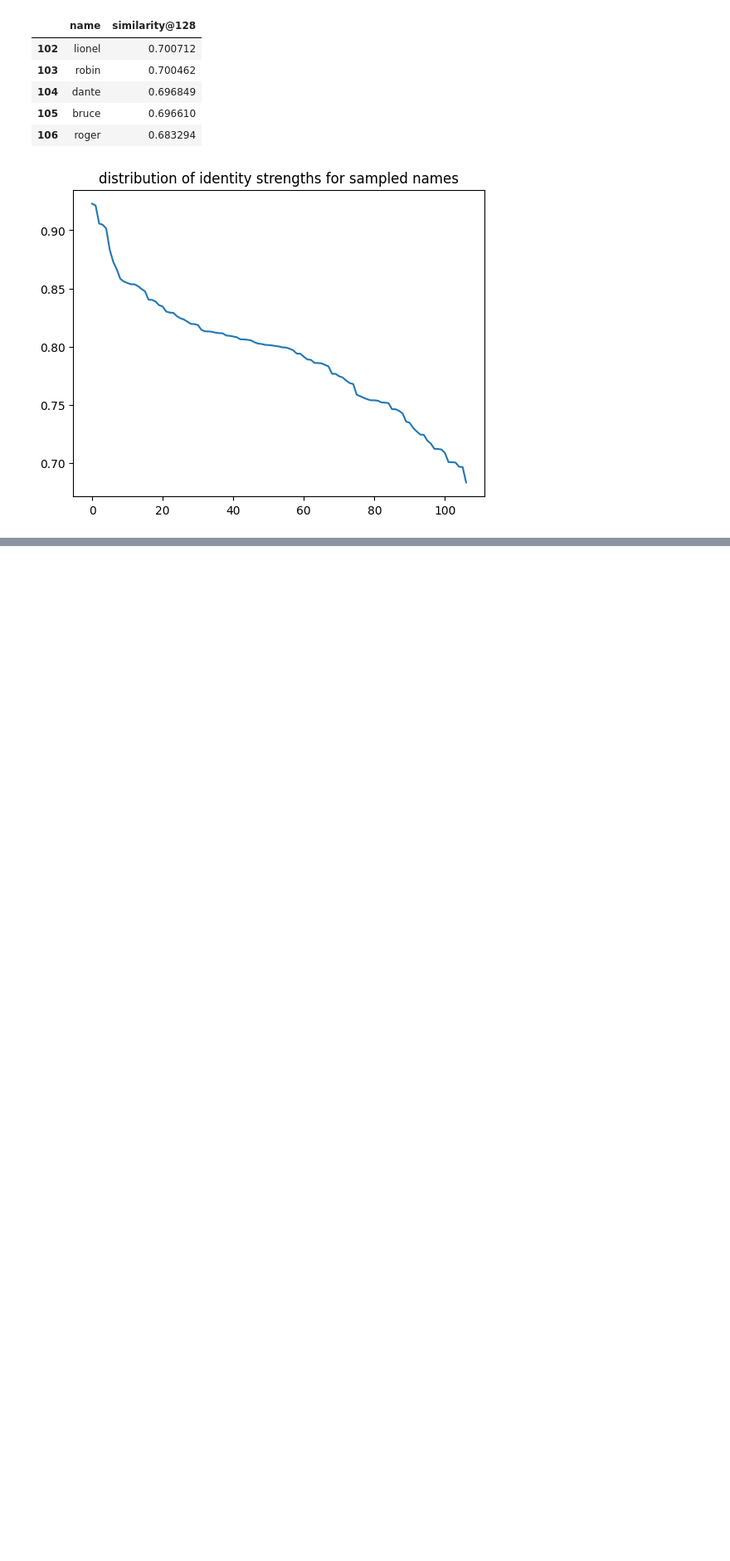
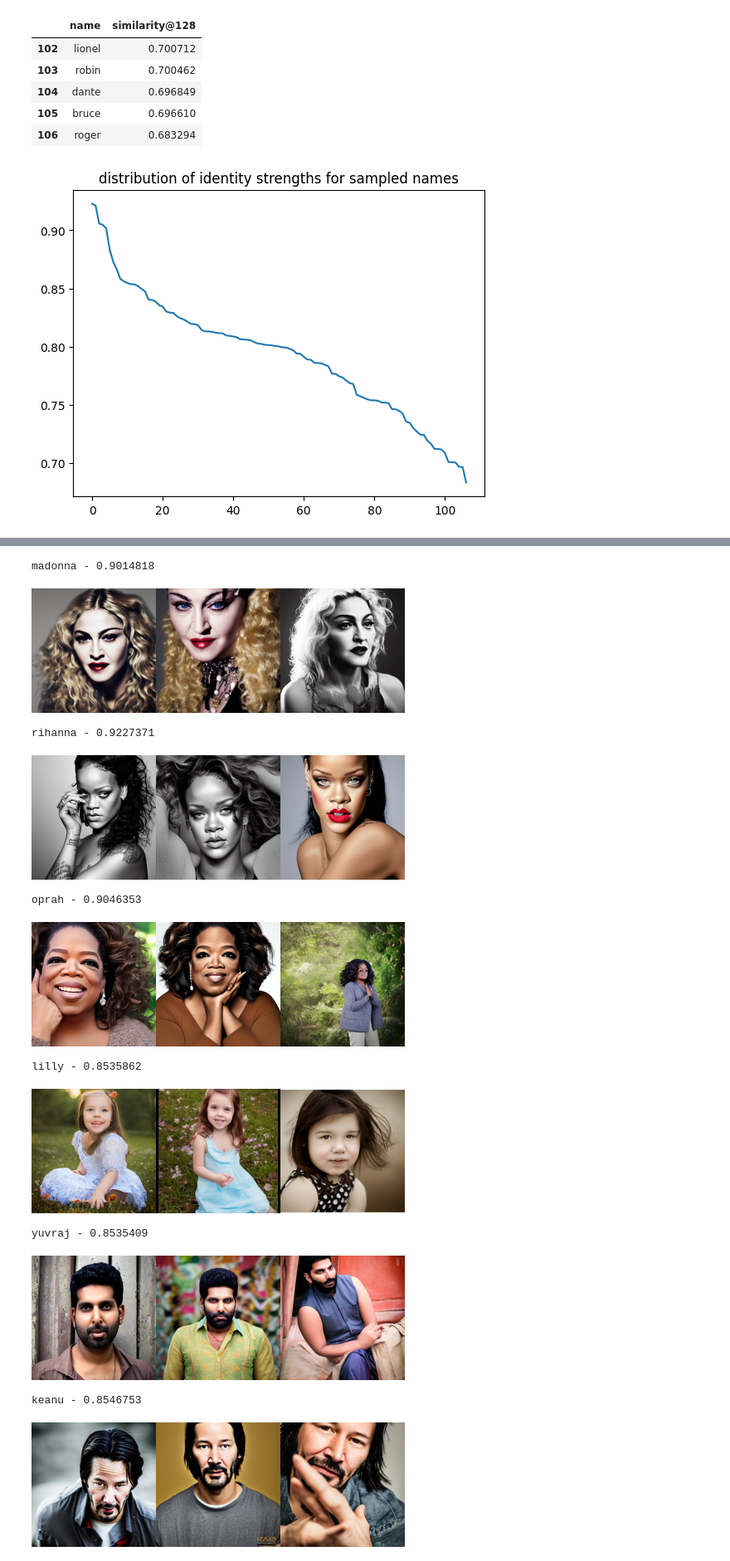
Before and after one commit to dmarx/whats-in-a-name, a Jupyter notebook: writeup.ipynb, the cells around one changed output, grey strips where cells are left out. Shown at 83% size. Cells and saved outputs as stored; diff of their text form; code cells hidden in the pictures; blank space fills up the shorter version.

Commit message:
sheeesh images pita

```diff
--- a/writeup.ipynb
+++ b/writeup.ipynb
@@ -166,6 +164,22 @@ plt.title("distribution of identity strengths for sampled names")
 plt.show()
 # %% [output]
 [figure]
+# %%
+#https://stackoverflow.com/a/71315656/819544
+def concat_images(*images):
+    """Generate composite of all supplied images."""
+    from PIL import Image
+    height = max(image.height for image in images)
+    width = sum(image.width for image in images)
+    composite = Image.new('RGB', (width, height))
+    # Paste each image below the one before it.
+    y = 0
+    for image in images:
+        #composite.paste(image, (0, y))
+        composite.paste(image, (y,0))
+        #y += image.height
+        y += image.width
+    return composite
 # %%
 # to do: sample images at different identity strength buckets
 # Based on plot, seem reasonable to do buckets in increments of 0.05
@@ -193,6 +207,7 @@ while high_bar > .65:
 
     for _, (name, val) in df_bucket.iterrows():
         #print(name)
+        print(f"{name} - {val}")
         outdir = Path('images')/ f"a_photo_of_{name}_portrait_photography_full_color_face_full_frame"
         im_fpaths = list(outdir.glob("*.png"))
         im_fpaths = random.choices(im_fpaths, k=images_per_identity)
@@ -201,15 +216,34 @@ while high_bar > .65:
         for im in im_fpaths:
             # maybe it'll store the images smaller if we resize first
             #display.display(display.Image(im, height=72, width=72))
+
             im=PIL.Image.open(im)
             im=im.resize((150,150))
+            #image=im.tobytes()
+
+            #with im.open('rb') as f:
+            #    image = f.read()
+
+            # im = widgets.Image(
+            #     value=image,
+            #     format='png',
+            #     width=100,
+            #     height=100,
+            # )
             #display.display(im)
             #ims4name.append(im)
-            ims4name.append(pn.pane.PNG(im, embed=True)) # embed not working
-        panes.append(pn.Row(f"{name} - {val}"))
-        panes.append(pn.Row(*ims4name))
-    #print()
-    panes.append(pn.layout.Divider())
+            #ims4name.append(pn.pane.PNG(im, embed=True)) # embed not working
+            #ims4name.append(widgets.Image(value=im))
+            ims4name.append(im)
+        #panes.append(pn.Row(f"{name} - {val}"))
+        #panes.append(pn.Row(*ims4name))
+        #panes.append(f"{name} - {val}")
+        #panes.append(widgets.HBox(ims4name))
+        #panes.append(concat_images(*ims4name))
+        display.display(concat_images(*ims4name))
+    print("\n\n\n")
+    #panes.append(pn.layout.Divider())
 
-pn.Column(*panes)
+#pn.Column(*panes)
+#widgets.VBox(panes)
 # %% [output]
@@ -216,0 +250,12 @@ pn.Column(*panes)
+madonna - 0.9014818
+[figure, added]
+rihanna - 0.9227371
+[figure, added]
+oprah - 0.9046353
+[figure, added]
+lilly - 0.8535862
+[figure, added]
+yuvraj - 0.8535409
+[figure, added]
+keanu - 0.8546753
+[figure, added]
```
Also changed, not shown: parts of 2 cells of this notebook.
